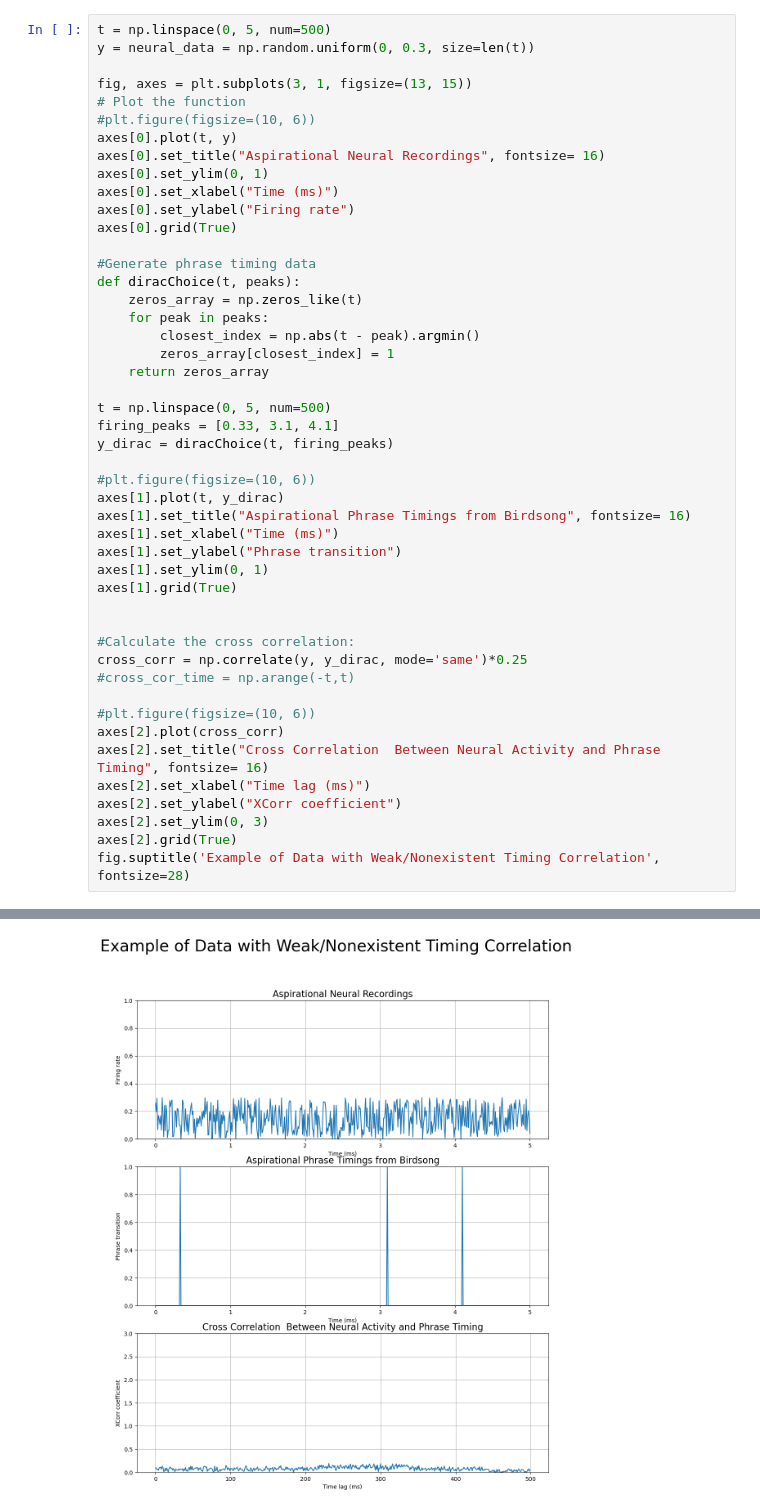
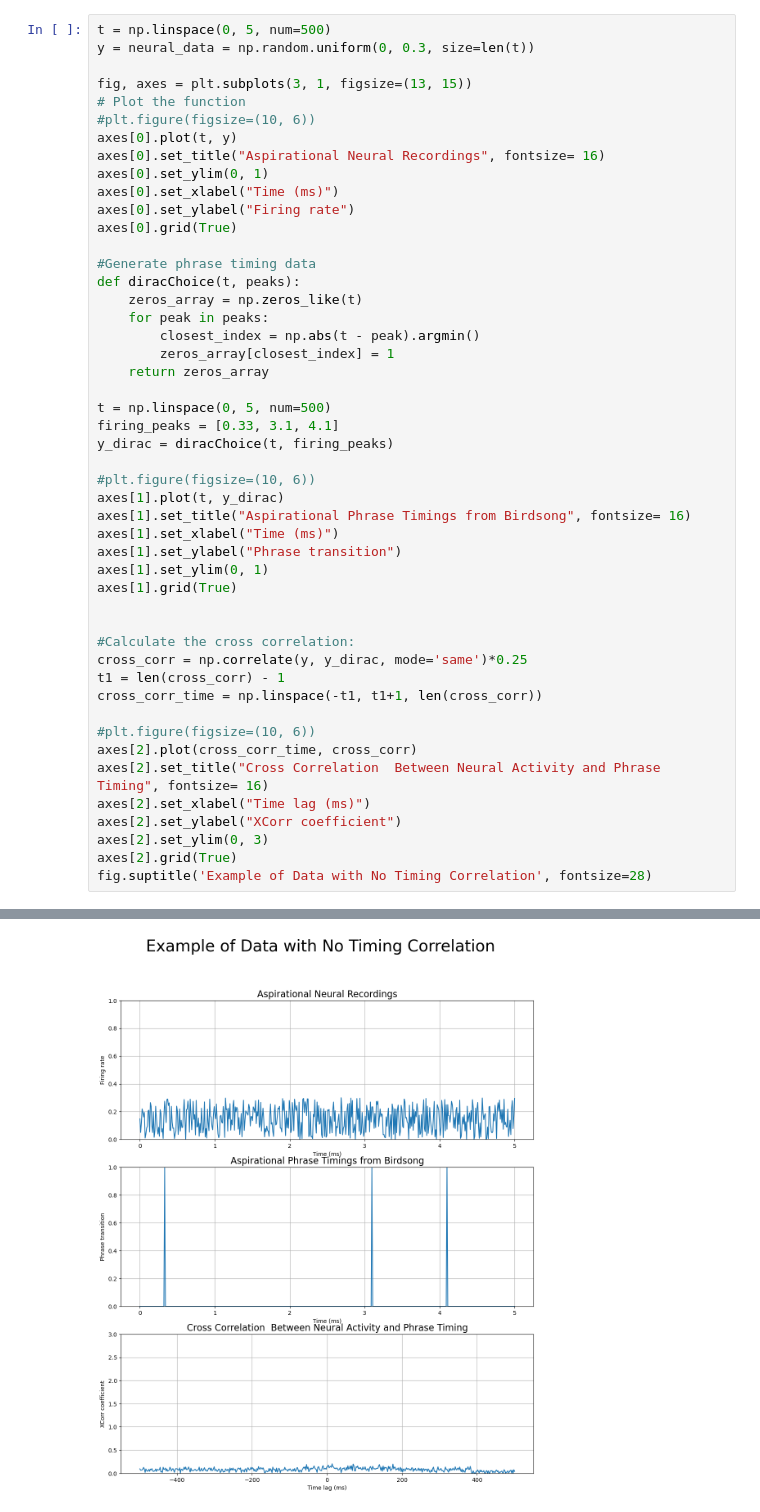
Before and after one commit to hulseyvincentr/analysis-of-neural-data, a Jupyter notebook: Aim1Analysis.ipynb, the cells around one changed output, grey strips where cells are left out. Cells and saved outputs as stored; diff of their text form.

```diff
--- a/Aim1Analysis.ipynb
+++ b/Aim1Analysis.ipynb
@@ -118,14 +183,15 @@ axes[1].grid(True)
 
 #Calculate the cross correlation:
 cross_corr = np.correlate(y, y_dirac, mode='same')*0.25
-#cross_cor_time = np.arange(-t,t)
+t1 = len(cross_corr) - 1
+cross_corr_time = np.linspace(-t1, t1+1, len(cross_corr))
 
 #plt.figure(figsize=(10, 6))
-axes[2].plot(cross_corr)
+axes[2].plot(cross_corr_time, cross_corr)
 axes[2].set_title("Cross Correlation  Between Neural Activity and Phrase Timing", fontsize= 16)
 axes[2].set_xlabel("Time lag (ms)")
 axes[2].set_ylabel("XCorr coefficient")
 axes[2].set_ylim(0, 3)
 axes[2].grid(True)
-fig.suptitle('Example of Data with Weak/Nonexistent Timing Correlation', fontsize=28)
+fig.suptitle('Example of Data with No Timing Correlation', fontsize=28)
 # %% [output]
@@ -133 +199 @@ Text(0.5, 0.98, 'Example of Data with Weak/Nonexistent Timing Correlation')
-[figure, old version]
+[figure, new version]
```
Also changed, not shown: parts of 8 cells of this notebook, 2 other files.
